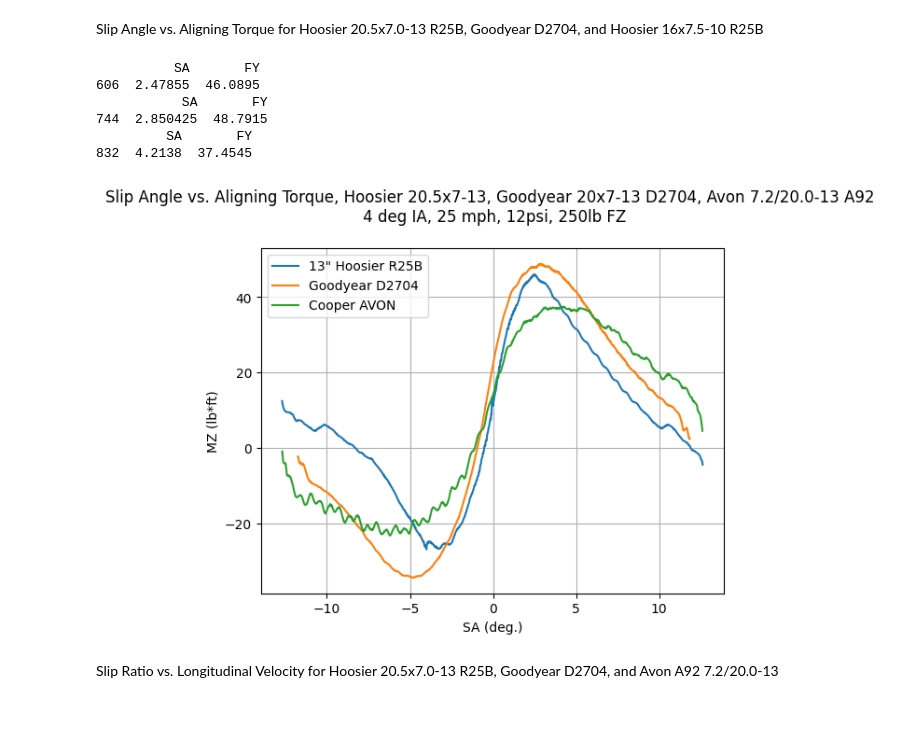
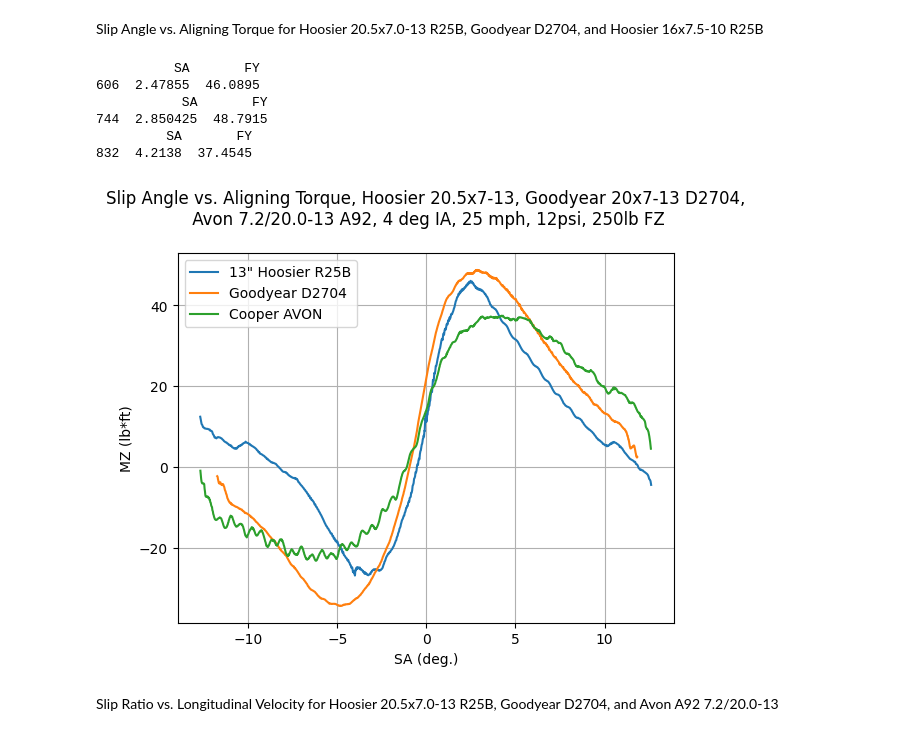
Before and after one commit to Washington-State-University-Formula-SAE/ttc-data, a Jupyter notebook: Hoosier 20.5x13-7.0 R25B.ipynb, the cells around one changed output. Cells and saved outputs as stored; diff of their text form; code cells hidden in the pictures.

```diff
--- a/Hoosier 20.5x13-7.0 R25B.ipynb
+++ b/Hoosier 20.5x13-7.0 R25B.ipynb
@@ -2392,35 +2400,35 @@ for i in range(int(avg/2), len(c_avon_mz_lst)-int(avg/2)):
 data = {'SA':A_SA_H_avg[:-1], 'FY':A_MZ_H_avg[:-1]}
 df_h = pd.DataFrame(data)
 print(df_h.loc[df_h['FY'] == df_h.max()['FY']])
 
 data = {'SA':A_SA_G_avg[:-1], 'FY':A_MZ_G_avg[:-1]}
 df_g = pd.DataFrame(data)
 print(df_g.loc[df_g['FY'] == df_g.max()['FY']])
 
 data = {'SA':c_avon_sa_avg[:-1], 'FY':c_avon_mz_avg[:-1]}
 df_c = pd.DataFrame(data)
 print(df_c.loc[df_c['FY'] == df_c.max()['FY']])
 
 # Plotting
 
 plt.plot(A_SA_H_avg, A_MZ_H_avg, label='13" Hoosier R25B')
 plt.plot(A_SA_G_avg, A_MZ_G_avg, label='Goodyear D2704')
 #plt.plot(A_SA_H_S_avg, A_MZ_H_S_avg, label=' 10" Hoosier R25B')
 plt.plot(c_avon_sa_avg, c_avon_mz_avg, label='Cooper AVON')
-plt.title('Slip Angle vs. Aligning Torque, Hoosier 20.5x7-13, Goodyear 20x7-13 D2704, Avon 7.2/20.0-13 A92 \n 4 deg IA, 25 mph, 12psi, 250lb FZ\n')
+plt.title('Slip Angle vs. Aligning Torque, Hoosier 20.5x7-13, Goodyear 20x7-13 D2704,\n Avon 7.2/20.0-13 A92, 4 deg IA, 25 mph, 12psi, 250lb FZ\n')
 plt.xlabel('SA (deg.)')
 plt.ylabel('MZ (lb*ft)')
 plt.grid(True)
 plt.legend()
 plt.show()
 # %% [output]
           SA       FY
 606  2.47855  46.0895
            SA       FY
 744  2.850425  48.7915
          SA       FY
 832  4.2138  37.4545
-[figure, old version]
+[figure, new version]
 # %% [markdown]
 Slip Ratio vs. Longitudinal Velocity for Hoosier 20.5x7.0-13 R25B, Goodyear D2704, and Avon A92 7.2/20.0-13
 # %%
```
Also changed, not shown: parts of 10 cells of this notebook, 3 other files.
